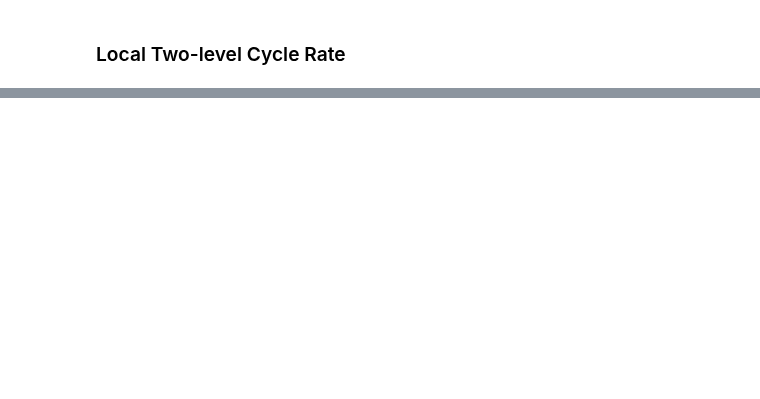
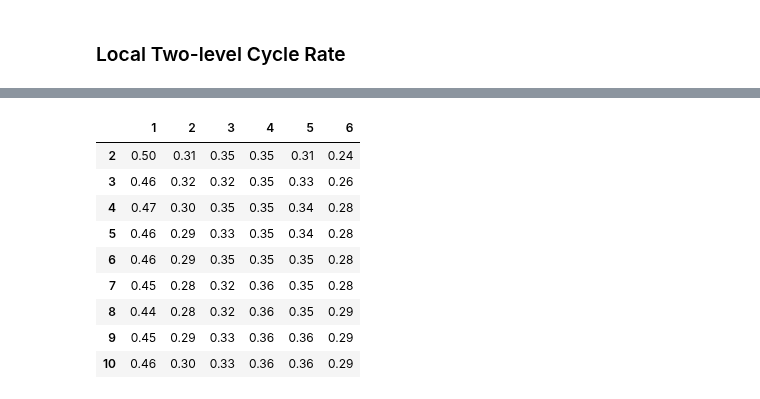
Before and after one commit to 436ahsan/Helmholtz, a Jupyter notebook: notebooks/local_two_level_cycle.ipynb, the cells around one changed output, grey strips where cells are left out. Cells and saved outputs as stored; diff of their text form; code cells hidden in the pictures; blank space fills up the shorter version.

```diff
--- a/notebooks/local_two_level_cycle.ipynb
+++ b/notebooks/local_two_level_cycle.ipynb
@@ -294,0 +341,20 @@ Again, looks like $3-4$ aggregates are sufficient to get a constant two-level ra
+# %%
+# Calculate two-level cycle convergence rate vs. domain size.
+m_values = np.arange(2, 11, dtype=int)
+two_level_conv = pd.DataFrame(np.array([
+    [two_level_conv_factor(create_two_level_hiearchy(kh, m * aggregate_size, r, p), nu)[1]
+     for nu in nu_values]
+    for m in m_values]),
+        index=m_values, columns=nu_values)
+two_level_conv
+# %% [output]
+|  | 1 | 2 | 3 | 4 | 5 | 6 |
+| 2 | 0.50 | 0.31 | 0.35 | 0.35 | 0.31 | 0.24 |
+| 3 | 0.46 | 0.32 | 0.32 | 0.35 | 0.33 | 0.26 |
+| 4 | 0.47 | 0.30 | 0.35 | 0.35 | 0.34 | 0.28 |
+| 5 | 0.46 | 0.29 | 0.33 | 0.35 | 0.34 | 0.28 |
+| 6 | 0.46 | 0.29 | 0.35 | 0.35 | 0.35 | 0.28 |
+| 7 | 0.45 | 0.28 | 0.32 | 0.36 | 0.35 | 0.28 |
+| 8 | 0.44 | 0.28 | 0.32 | 0.36 | 0.35 | 0.29 |
+| 9 | 0.45 | 0.29 | 0.33 | 0.36 | 0.36 | 0.29 |
+| 10 | 0.46 | 0.30 | 0.33 | 0.36 | 0.36 | 0.29 |
```
Also changed, not shown: parts of 13 cells of this notebook, 8 other files.
